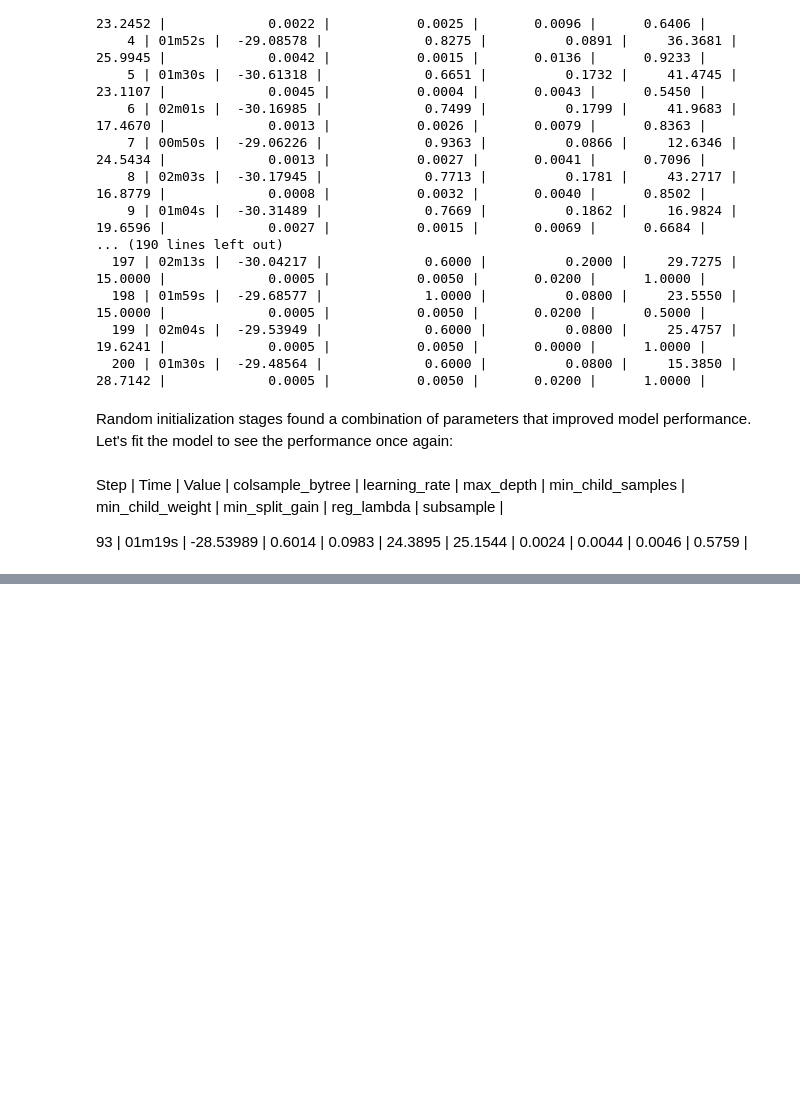
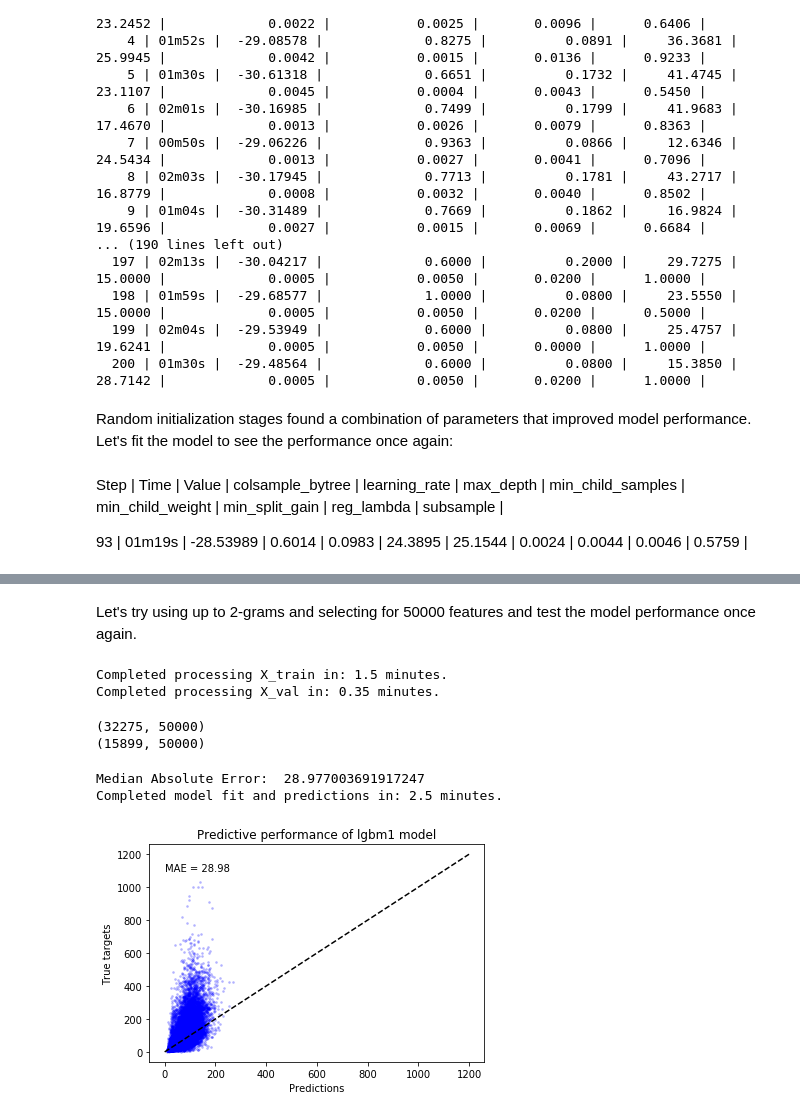
Before and after one commit to ayguno/Predictive-Modeling-510k-decision-time, a Jupyter notebook: Predictive Modeling of 510k Decision Timeline - Decision Trees.ipynb, the cells around one changed output, grey strips where cells are left out. Cells and saved outputs as stored; diff of their text form; code cells hidden in the pictures; blank space fills up the shorter version.

```diff
--- a/Predictive Modeling of 510k Decision Timeline - Decision Trees.ipynb
+++ b/Predictive Modeling of 510k Decision Timeline - Decision Trees.ipynb
@@ -1095,0 +1274,2 @@ lgbm1 = lgb.LGBMRegressor(objective= 'regression', num_leaves= 294,
+# %% [markdown]
+Let's try using up to 2-grams and selecting for 50000 features and test the model performance once again.
@@ -1095,0 +1397,62 @@ lgbm1 = lgb.LGBMRegressor(objective= 'regression', num_leaves= 294,
+# %%
+import datetime
+from warnings import filterwarnings
+
+filterwarnings("ignore")
+
+start = datetime.datetime.now()
+
+X_train_trans_tree5 = pipeline510k_tree5.fit(X_train, y_train).transform(X_train)
+
+end = datetime.datetime.now()
+print("Completed processing X_train in: " + str((end-start).seconds/60) + " minutes.")
+
+start = datetime.datetime.now()
+
+X_val_trans_tree5 = pipeline510k_tree5.transform(X_val)
+
+end = datetime.datetime.now()
+print("Completed processing X_val in: " + str((end-start).seconds/60) + " minutes.")
+# %% [output]
+Completed processing X_train in: 1.5 minutes.
+Completed processing X_val in: 0.35 minutes.
+# %%
+print(X_train_trans_tree5.shape)
+print(X_val_trans_tree5.shape)
+# %% [output]
+(32275, 50000)
+(15899, 50000)
+# %%
+import lightgbm as lgb
+import numpy as np
+from sklearn.metrics import median_absolute_error
+import datetime
+import warnings
+
+start = datetime.datetime.now()
+
+lgbm1 = lgb.LGBMRegressor(objective= 'regression', num_leaves= 294,
+                              learning_rate= 0.0983,reg_lambda= 0.0046,
+                              min_split_gain = 0.0044, max_depth = 24,
+                              colsample_bytree = 0.6014,
+                              min_child_samples = 25,
+                              min_child_weight = 0.0024,subsample =  0.5759,
+                              n_estimators= 226, reg_alpha= 0.0024,
+                              boosting_type= 'dart')
+
+lgbm1.fit(X_train_trans_tree5, np.log(y_train))
+preds = lgbm1.predict(X_val_trans_tree5)
+
+# Out-of-box performance using validation set
+mae = median_absolute_error(y_val,np.exp(preds))
+
+end = datetime.datetime.now()
+print("Median Absolute Error: ", str(mae))
+print("Completed model fit and predictions in: " + str((end-start).seconds/60) + " minutes.")
+# %% [output]
+Median Absolute Error:  28.977003691917247
+Completed model fit and predictions in: 2.5 minutes.
+# %%
+plot_performance(true= y_val, preds= preds, model_name= "lgbm1")
+# %% [output]
+[figure, added]
```
Also changed, not shown: parts of 16 cells of this notebook.
